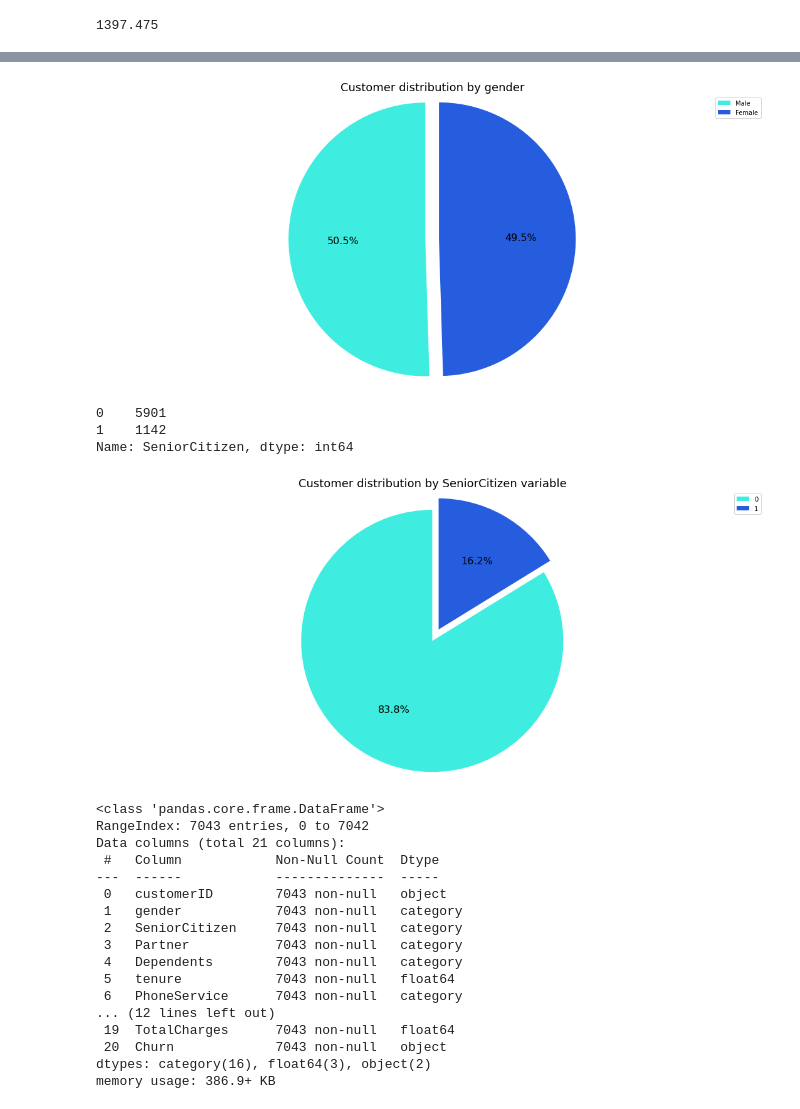
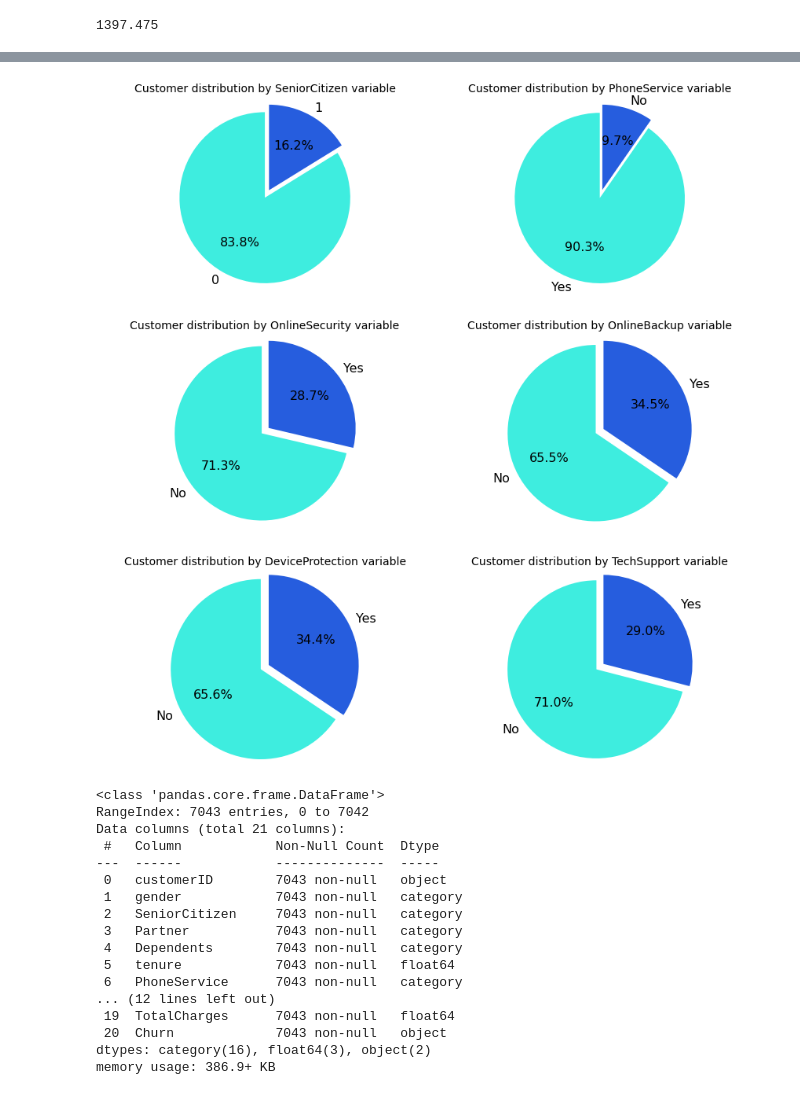
Before and after one commit to blondeincode/Telco_customer_churn_modelling, a Jupyter notebook: Telco_Customer_Churn_Modelling.ipynb, the cells around one changed output, grey strips where cells are left out. Saved outputs shown, nothing was run; the diff lists cells and outputs as text; code cells hidden in the pictures.

```diff
--- a/Telco_Customer_Churn_Modelling.ipynb
+++ b/Telco_Customer_Churn_Modelling.ipynb
@@ -127,31 +122,49 @@ Name: gender, dtype: int64
-# %%
-fig, ax = plt.subplots(figsize=(15, 7))
-plt.title('Customer distribution by gender', fontdict = {'fontsize' : 18})
-ax.pie(df['gender'].value_counts(), colors = ['#3eeddf','#265dde'], autopct='%1.1f%%', startangle=90, explode=[0.1,0], textprops={'fontsize': 16})
-fig = plt.gcf()
-ax.axis('equal')
-plt.tight_layout()
-plt.legend(['Male', 'Female'])
-plt.show()
-# %% [output]
-[figure, removed]
-# %%
-df['SeniorCitizen'].value_counts()
-# %% [output]
-0    5901
-1    1142
-Name: SeniorCitizen, dtype: int64
-# %%
-fig, ax = plt.subplots(figsize=(15, 7))
-plt.title('Customer distribution by SeniorCitizen variable', fontdict = {'fontsize' : 18})
-ax.pie(df['SeniorCitizen'].value_counts(), colors = ['#3eeddf','#265dde'], autopct='%1.1f%%', startangle=90, explode=[0.1,0], textprops={'fontsize': 16})
-fig = plt.gcf()
-ax.axis('equal')
-plt.tight_layout()
-plt.legend(['0', '1'])
-plt.show()
-# %% [output]
-[figure, removed]
+# %%
+#Charts
+fig, (ax1, ax2) = plt.subplots(1, 2, figsize=(12, 4))
+ax1.set_title('Customer distribution by SeniorCitizen variable', fontsize=14)
+ax1.pie(df['SeniorCitizen'].value_counts(), labels=['0', '1'], colors = ['#3eeddf','#265dde'], autopct='%1.1f%%', startangle=90, explode=[0.1,0], textprops={'fontsize': 16})
+fig = plt.gcf()
+ax1.axis('equal')
+plt.tight_layout()
+
+ax2.set_title('Customer distribution by PhoneService variable', fontsize=14)
+ax2.pie(df['PhoneService'].value_counts(), labels=['Yes', 'No'], colors = ['#3eeddf','#265dde'], autopct='%1.1f%%', startangle=90, explode=[0.1,0], textprops={'fontsize': 16})
+fig = plt.gcf()
+ax2.axis('equal')
+plt.tight_layout()
+
+fig, (ax1, ax2)= plt.subplots(1, 2, figsize=(12, 4))
+ax1.set_title('Customer distribution by OnlineSecurity variable', fontsize=14)
+ax1.pie(df['OnlineSecurity'].value_counts(), labels=['No', 'Yes'], colors = ['#3eeddf','#265dde'], autopct='%1.1f%%', startangle=90, explode=[0.1,0], textprops={'fontsize': 16})
+fig = plt.gcf()
+ax1.axis('equal')
+plt.tight_layout()
+
+ax2.set_title('Customer distribution by OnlineBackup variable', fontsize=14)
+ax2.pie(df['OnlineBackup'].value_counts(), labels=['No', 'Yes'], colors = ['#3eeddf','#265dde'], autopct='%1.1f%%', startangle=90, explode=[0.1,0], textprops={'fontsize': 16})
+fig = plt.gcf()
+ax2.axis('equal')
+plt.tight_layout()
+
+fig, (ax1, ax2) = plt.subplots(1, 2, figsize=(12, 4))
+ax1.set_title('Customer distribution by DeviceProtection variable', fontsize=14)
+ax1.pie(df['DeviceProtection'].value_counts(), labels=['No', 'Yes'], colors = ['#3eeddf','#265dde'], autopct='%1.1f%%', startangle=90, explode=[0.1,0], textprops={'fontsize': 16})
+fig = plt.gcf()
+ax1.axis('equal')
+plt.tight_layout()
+
+ax2.set_title('Customer distribution by TechSupport variable', fontsize=14)
+ax2.pie(df['TechSupport'].value_counts(), labels=['No', 'Yes'], colors = ['#3eeddf','#265dde'], autopct='%1.1f%%', startangle=90, explode=[0.1,0], textprops={'fontsize': 16})
+fig = plt.gcf()
+ax2.axis('equal')
+plt.tight_layout()
+
+plt.show()
+# %% [output]
+[figure, added]
+[figure, added]
+[figure, added]
 # %%
 categorical = ['gender',	'SeniorCitizen',	'Partner',	'Dependents',	'PhoneService',	'MultipleLines',
                'InternetService',	'OnlineSecurity',	'OnlineBackup',	'DeviceProtection',	'TechSupport',
```
Also changed, not shown: parts of 3 cells of this notebook.
